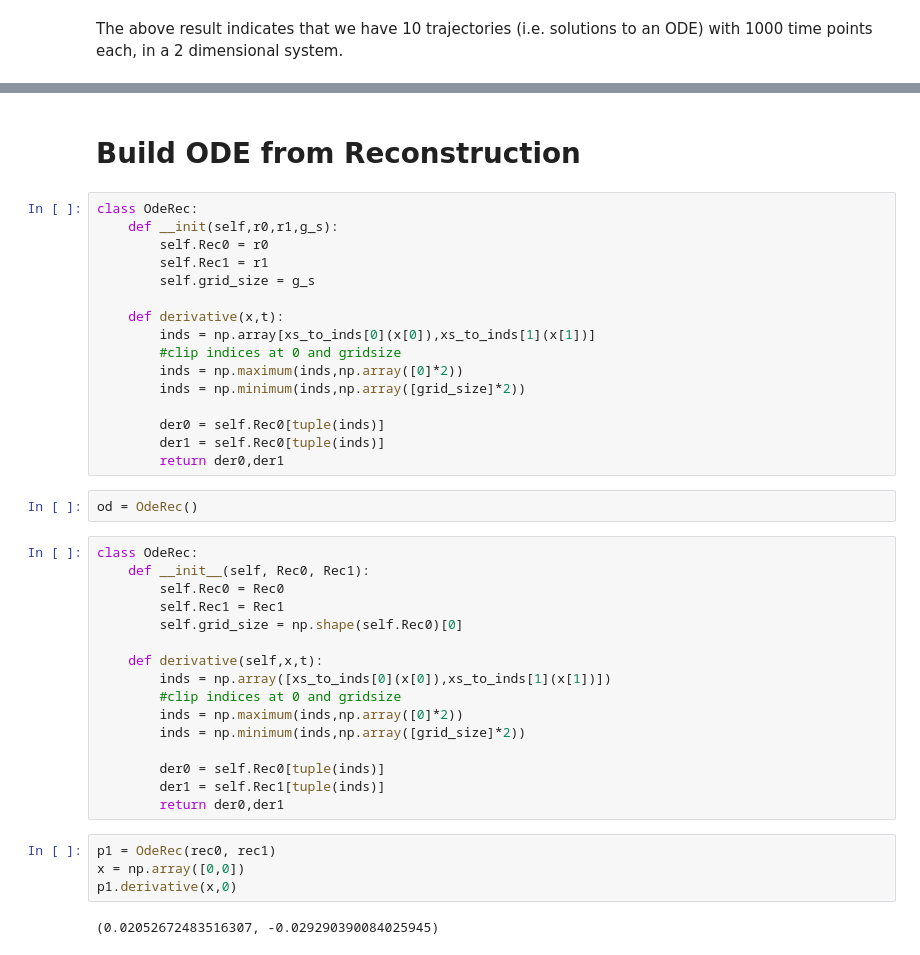
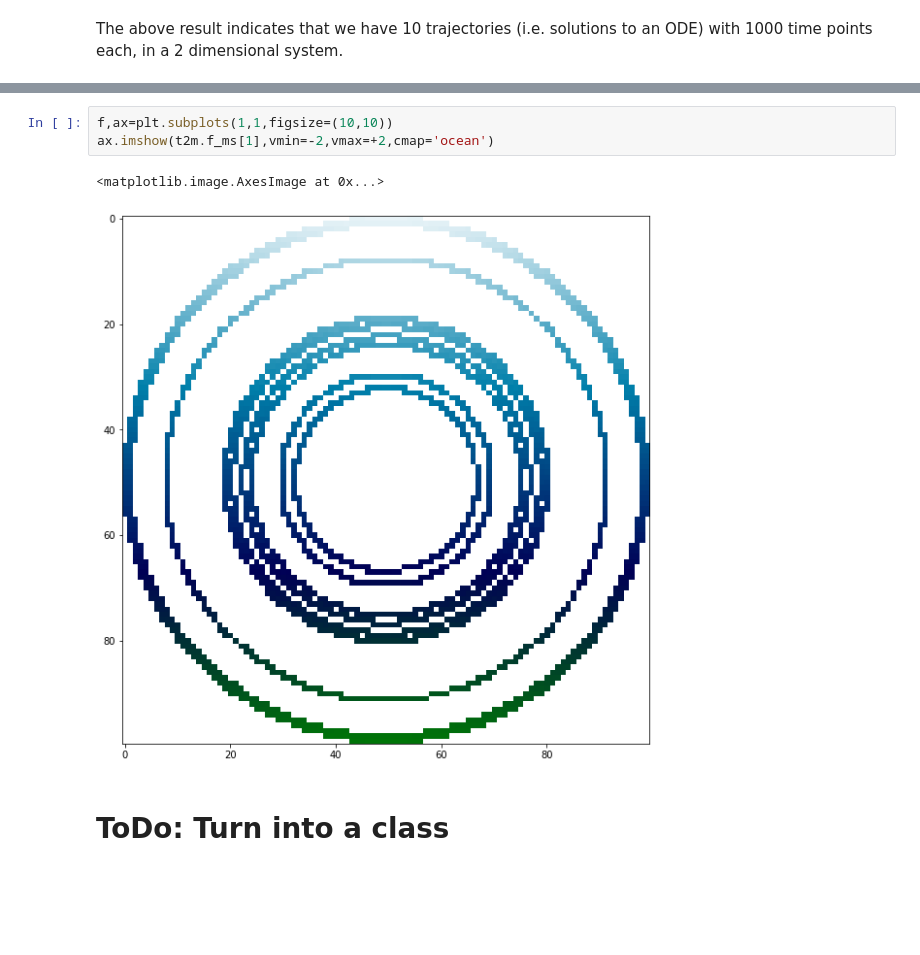
Before and after one commit to maimanuel/sparseodes, a Jupyter notebook: nbs/00_traj_to_meas.ipynb, the cells around one changed output, grey strips where cells are left out. Saved outputs shown, nothing was run; the diff lists cells and outputs as text; blank space fills up the shorter version.

```diff
--- a/nbs/00_traj_to_meas.ipynb
+++ b/nbs/00_traj_to_meas.ipynb
@@ -612,42 +210,8 @@ tight_layout()
-# %% [markdown]
-# Build ODE from Reconstruction
-# %%
-class OdeRec:
-    def __init(self,r0,r1,g_s):
-        self.Rec0 = r0
-        self.Rec1 = r1
-        self.grid_size = g_s
-
-    def derivative(x,t):
-        inds = np.array[xs_to_inds[0](x[0]),xs_to_inds[1](x[1])]
-        #clip indices at 0 and gridsize
-        inds = np.maximum(inds,np.array([0]*2))
-        inds = np.minimum(inds,np.array([grid_size]*2))
-
-        der0 = self.Rec0[tuple(inds)]
-        der1 = self.Rec0[tuple(inds)]
-        return der0,der1
-# %%
-od = OdeRec()
-# %%
-class OdeRec:
-    def __init__(self, Rec0, Rec1):
-        self.Rec0 = Rec0
-        self.Rec1 = Rec1
-        self.grid_size = np.shape(self.Rec0)[0]
-
-    def derivative(self,x,t):
-        inds = np.array([xs_to_inds[0](x[0]),xs_to_inds[1](x[1])])
-        #clip indices at 0 and gridsize
-        inds = np.maximum(inds,np.array([0]*2))
-        inds = np.minimum(inds,np.array([grid_size]*2))
-
-        der0 = self.Rec0[tuple(inds)]
-        der1 = self.Rec1[tuple(inds)]
-        return der0,der1
-# %%
-p1 = OdeRec(rec0, rec1)
-x = np.array([0,0])
-p1.derivative(x,0)
-# %% [output]
-(0.02052672483516307, -0.029290390084025945)
+# %%
+f,ax=plt.subplots(1,1,figsize=(10,10))
+ax.imshow(t2m.f_ms[1],vmin=-2,vmax=+2,cmap='ocean')
+# %% [output]
+<matplotlib.image.AxesImage at 0x...>
+[figure, added]
+# %% [markdown]
+# ToDo: Turn into a class
```
Also changed, not shown: parts of 57 cells of this notebook, 2 other files.
